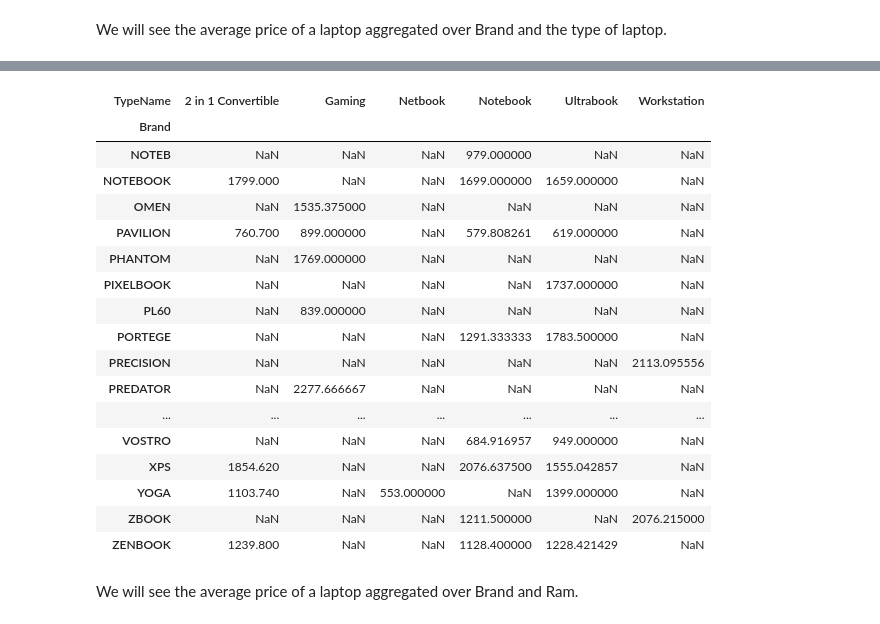
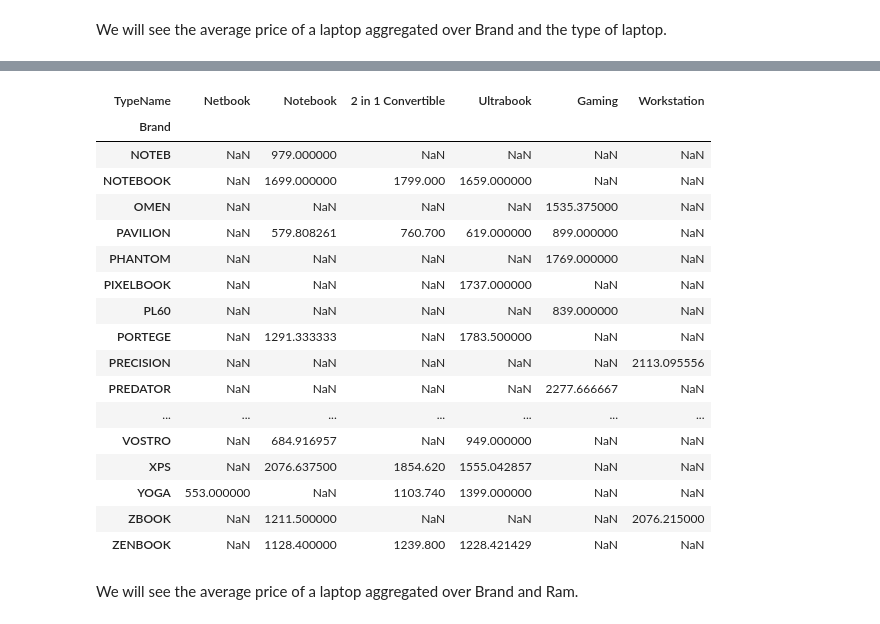
Before and after one commit to ryan-ferns/project_laptop_prices, a Jupyter notebook: laptop-prices-project.ipynb, the cells around one changed output, grey strips where cells are left out. Drawn from its saved outputs; the diff is of its cells as text; code cells hidden in the pictures.

```diff
--- a/laptop-prices-project.ipynb
+++ b/laptop-prices-project.ipynb
@@ -3249,24 +3256,32 @@ pd.pivot_table(train, values='Price_euros', index='Brand', columns='TypeName')[:
 # %%
-pd.pivot_table(train, values='Price_euros', index='Brand', columns='TypeName')[35:]
+pd.pivot_table(
+    train,
+    values='Price_euros',
+    index='Brand',
+    columns='TypeName'
+).reindex(
+    labels=TypeName_values,
+    axis=1
+)[35:]
 # %% [output]
-| TypeName | 2 in 1 Convertible | Gaming | Netbook | Notebook | Ultrabook | Workstation |
+| TypeName | Netbook | Notebook | 2 in 1 Convertible | Ultrabook | Gaming | Workstation |
 | Brand |  |  |  |  |  |  |
-| NOTEB | NaN | NaN | NaN | 979.000000 | NaN | NaN |
-| NOTEBOOK | 1799.000 | NaN | NaN | 1699.000000 | 1659.000000 | NaN |
-| OMEN | NaN | 1535.375000 | NaN | NaN | NaN | NaN |
-| PAVILION | 760.700 | 899.000000 | NaN | 579.808261 | 619.000000 | NaN |
-| PHANTOM | NaN | 1769.000000 | NaN | NaN | NaN | NaN |
-| PIXELBOOK | NaN | NaN | NaN | NaN | 1737.000000 | NaN |
-| PL60 | NaN | 839.000000 | NaN | NaN | NaN | NaN |
-| PORTEGE | NaN | NaN | NaN | 1291.333333 | 1783.500000 | NaN |
+| NOTEB | NaN | 979.000000 | NaN | NaN | NaN | NaN |
+| NOTEBOOK | NaN | 1699.000000 | 1799.000 | 1659.000000 | NaN | NaN |
+| OMEN | NaN | NaN | NaN | NaN | 1535.375000 | NaN |
+| PAVILION | NaN | 579.808261 | 760.700 | 619.000000 | 899.000000 | NaN |
+| PHANTOM | NaN | NaN | NaN | NaN | 1769.000000 | NaN |
+| PIXELBOOK | NaN | NaN | NaN | 1737.000000 | NaN | NaN |
+| PL60 | NaN | NaN | NaN | NaN | 839.000000 | NaN |
+| PORTEGE | NaN | 1291.333333 | NaN | 1783.500000 | NaN | NaN |
 | PRECISION | NaN | NaN | NaN | NaN | NaN | 2113.095556 |
-| PREDATOR | NaN | 2277.666667 | NaN | NaN | NaN | NaN |
+| PREDATOR | NaN | NaN | NaN | NaN | 2277.666667 | NaN |
 | ... | ... | ... | ... | ... | ... | ... |
-| VOSTRO | NaN | NaN | NaN | 684.916957 | 949.000000 | NaN |
-| XPS | 1854.620 | NaN | NaN | 2076.637500 | 1555.042857 | NaN |
-| YOGA | 1103.740 | NaN | 553.000000 | NaN | 1399.000000 | NaN |
-| ZBOOK | NaN | NaN | NaN | 1211.500000 | NaN | 2076.215000 |
-| ZENBOOK | 1239.800 | NaN | NaN | 1128.400000 | 1228.421429 | NaN |
+| VOSTRO | NaN | 684.916957 | NaN | 949.000000 | NaN | NaN |
+| XPS | NaN | 2076.637500 | 1854.620 | 1555.042857 | NaN | NaN |
+| YOGA | 553.000000 | NaN | 1103.740 | 1399.000000 | NaN | NaN |
+| ZBOOK | NaN | 1211.500000 | NaN | NaN | NaN | 2076.215000 |
+| ZENBOOK | NaN | 1128.400000 | 1239.800 | 1228.421429 | NaN | NaN |
 # %% [markdown]
 We will see the average price of a laptop aggregated over Brand and Ram.
 # %%
```
Also changed, not shown: parts of 5 cells of this notebook.
